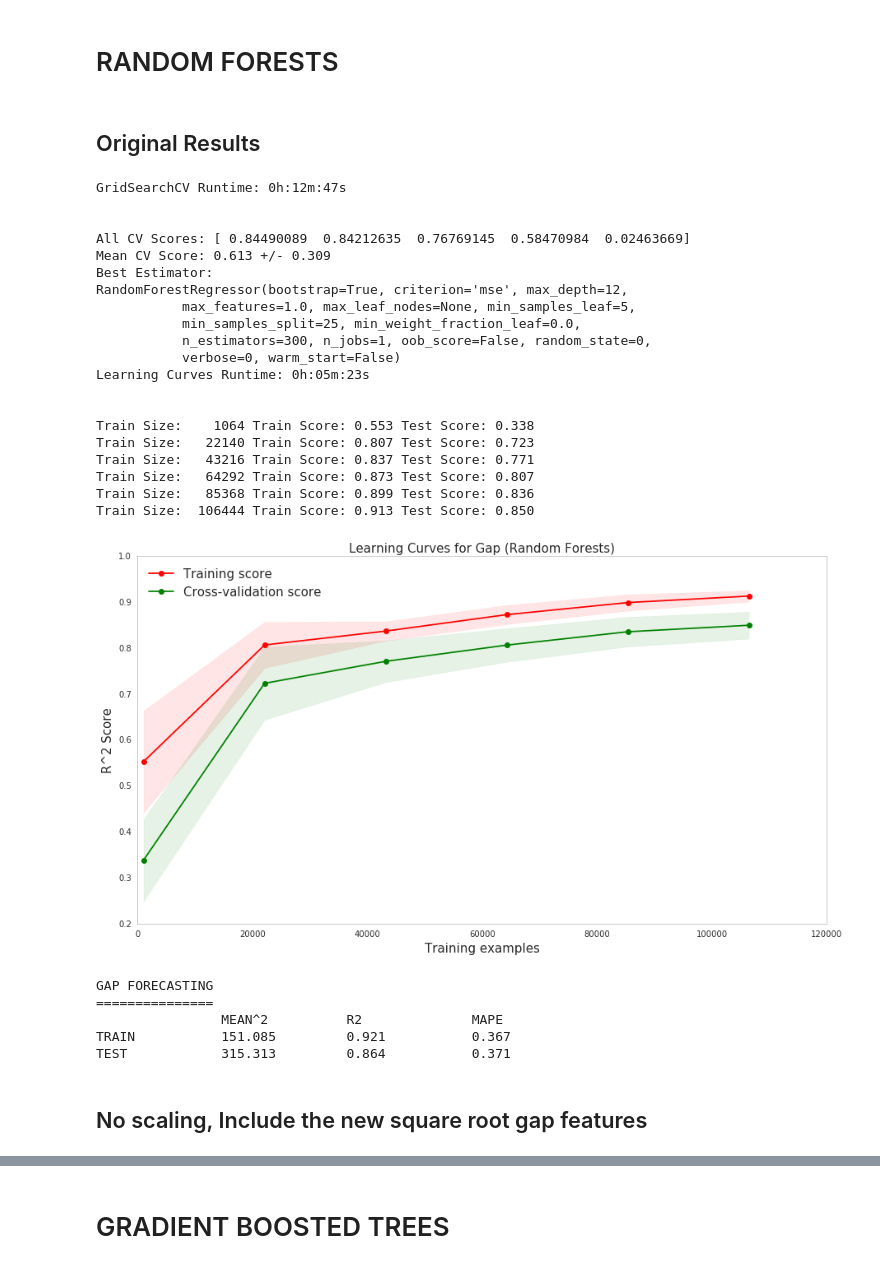
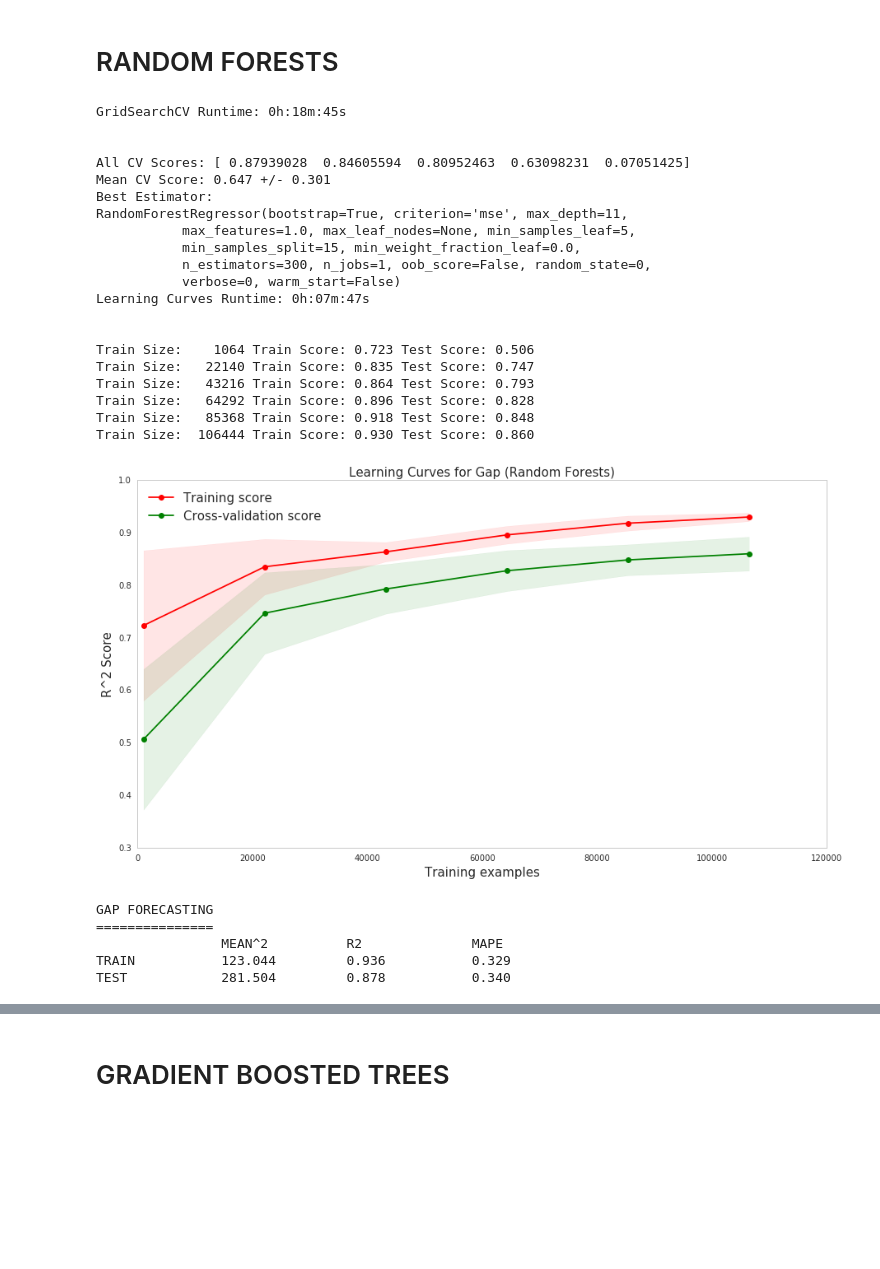
Before and after one commit to rvishakh/udacity, a Jupyter notebook: MLND/capstone/didi/refine_noscale.ipynb, the cells around one changed output, grey strips where cells are left out. Cells and saved outputs as stored; diff of their text form; code cells hidden in the pictures; blank space fills up the shorter version.

Commit message:
results for rf, gbt

```diff
--- a/MLND/capstone/didi/refine_noscale.ipynb
+++ b/MLND/capstone/didi/refine_noscale.ipynb
@@ -108,13 +104,3 @@ pdata_set['demand2_t-3'] = pdata_set['demand_t-3'] ** (1./2)
-# %%
-pdata_set['supply2'] = pdata_set['supply'] ** (1./2)
-pdata_set['supply2_t-1'] = pdata_set['supply_t-1'] ** (1./2)
-pdata_set['supply2_t-2'] = pdata_set['supply_t-2'] ** (1./2)
-pdata_set['supply2_t-3'] = pdata_set['supply_t-3'] ** (1./2)
-# %%
-# Create new gap features for previous 3 time slots
-pdata_set['gap2_t-1'] = (pdata_set['demand_t-1'] - pdata_set['supply_t-1']) ** (1./2)
-pdata_set['gap2_t-2'] = (pdata_set['demand_t-2'] - pdata_set['supply_t-2']) ** (1./2)
-pdata_set['gap2_t-3'] = (pdata_set['demand_t-3'] - pdata_set['supply_t-3']) ** (1./2)
 # %% [markdown]
 
 ## Use weeks 1 & 2 for training, week 3 for test
@@ -134,29 +120,29 @@ Shape of X_train, X_test: (133056, 67) (66528, 67)
 import warnings
 warnings.filterwarnings('ignore')
 
-gap_predictors = ['demand2_t-1', 'demand2_t-2', 'demand2_t-3',
-                  'supply2_t-1', 'supply2_t-2', 'supply2_t-3',
+gap_predictors = ['demand_t-1', 'demand_t-2', 'demand_t-3',
+                  'supply_t-1', 'supply_t-2', 'supply_t-3',
                   'poi_pc1', 'poi_pc2',
                   'tj_lvl1', 'tj_lvl2', 'tj_lvl3',
                   'ts_0', 'ts_1', 'ts_2', 'ts_3', 'ts_4', 'ts_5', 'ts_6', 'ts_7',
                   'pollution', 'temperature',
                   'wthr_0', 'wthr_1', 'wthr_2', 'wthr_3',
-                  'gap2_t-1', 'gap2_t-2', 'gap2_t-3',
+                  'gap_t-1', 'gap_t-2', 'gap_t-3',
                   'time_slot', 'week_day'
                  ]
 
 gX_train = []
-gy2_train = []
+gy_train = []
 gX_test  = []
-gy2_test  = []
+gy_test = []
 
 
 # Define training & test data frames
 gX_train  = X_train[gap_predictors].as_matrix()
-gy2_train  = X_train['gap2'].as_matrix()
+gy_train  = X_train['gap'].as_matrix()
 
 gX_test = X_test[gap_predictors].as_matrix()
-gy2_test = X_test['gap2'].as_matrix()
+gy_test = X_test['gap'].as_matrix()
 # %% [markdown]
 # IMPLEMENT FUNCTIONS FOR COMMON TASKS
 # %% [markdown]
@@ -191,7 +177,7 @@ def gap_estimate(**kwargs):
     gy_test     = X_test['gap']
 
     # Evaluate scores and print results
-    print_score(gy_train, gy_pred_train**2, gy_test, gy_pred_test**2)
+    print_score(gy_train, gy_pred_train, gy_test, gy_pred_test)
     return
 
 def print_score(y_train, y_pred_train, y_test, y_pred_test):
@@ -447,52 +433,48 @@ def select_hyperparams(**kwargs):
     gap_estimate(gX_train=gX_train, gX_test=gX_test, g_fitfunc=g_gs)
 # %% [markdown]
 # RANDOM FORESTS
-# %% [markdown]
-## Original Results
 # %%
-rf_predictors = [0,3,1,5,2,8,4,19]
+rf_predictors = [0,3,1,5,2,8,4,19,25,26,27,28,29]
 
 # Use GridSearchCV - RandomForestRegressor
 # Specify parameters
 param_grid = {'n_estimators'      : [300],
               'max_features'      : [1.0],
               'max_depth'         : [10, 11,12],
               'min_samples_split' : [15, 20, 25],
               'min_samples_leaf'  : [5, 6],
               'random_state'      : [0]}
 
 alg = RandomForestRegressor()
 
 # Only mse is supported for the RandomForestRegressor
 # Use R^2 as scoring function for GridSearchCV, cross_val_score
 select_hyperparams(gX_train=gX_train[:, rf_predictors], gy_train=gy_train, gX_test=gX_test[:, rf_predictors], gy_test=gy_test,
                    alg=alg, alg_name='Random Forests', param_grid=param_grid, scoring_func='r2')
 # %% [output]
-GridSearchCV Runtime: 0h:12m:47s
+GridSearchCV Runtime: 0h:18m:45s
 
 
-All CV Scores: [ 0.84490089  0.84212635  0.76769145  0.58470984  0.02463669]
-Mean CV Score: 0.613 +/- 0.309
+All CV Scores: [ 0.87939028  0.84605594  0.80952463  0.63098231  0.07051425]
+Mean CV Score: 0.647 +/- 0.301
 Best Estimator:
-RandomForestRegressor(bootstrap=True, criterion='mse', max_depth=12,
+RandomForestRegressor(bootstrap=True, criterion='mse', max_depth=11,
            max_features=1.0, max_leaf_nodes=None, min_samples_leaf=5,
-           min_samples_split=25, min_weight_fraction_leaf=0.0,
+           min_samples_split=15, min_weight_fraction_leaf=0.0,
            n_estimators=300, n_jobs=1, oob_score=False, random_state=0,
            verbose=0, warm_start=False)
-Learning Curves Runtime: 0h:05m:23s
+Learning Curves Runtime: 0h:07m:47s
 
 
-Train Size:    1064 Train Score: 0.553 Test Score: 0.338
-Train Size:   22140 Train Score: 0.807 Test Score: 0.723
-Train Size:   43216 Train Score: 0.837 Test Score: 0.771
-Train Size:   64292 Train Score: 0.873 Test Score: 0.807
-Train Size:   85368 Train Score: 0.899 Test Score: 0.836
-Train Size:  106444 Train Score: 0.913 Test Score: 0.850
+Train Size:    1064 Train Score: 0.723 Test Score: 0.506
+Train Size:   22140 Train Score: 0.835 Test Score: 0.747
+Train Size:   43216 Train Score: 0.864 Test Score: 0.793
+Train Size:   64292 Train Score: 0.896 Test Score: 0.828
+Train Size:   85368 Train Score: 0.918 Test Score: 0.848
+Train Size:  106444 Train Score: 0.930 Test Score: 0.860
-[figure, old version]
+[figure, new version]
 GAP FORECASTING
 ===============
                 MEAN^2          R2              MAPE
-TRAIN           151.085         0.921           0.367
-TEST            315.313         0.864           0.371
+TRAIN           123.044         0.936           0.329
+TEST            281.504         0.878           0.340
-# %% [markdown]
-## No scaling, Include the new square root gap features
```
Also changed, not shown: parts of 16 cells of this notebook.
